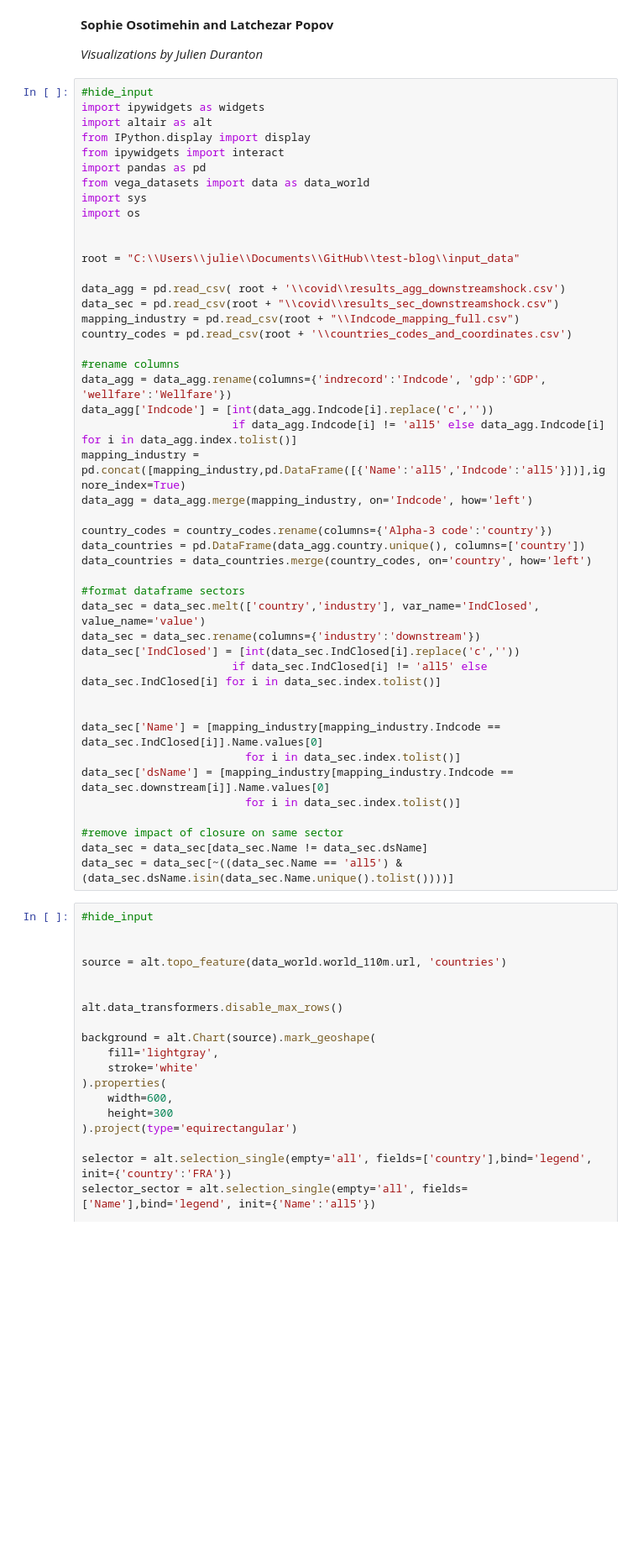
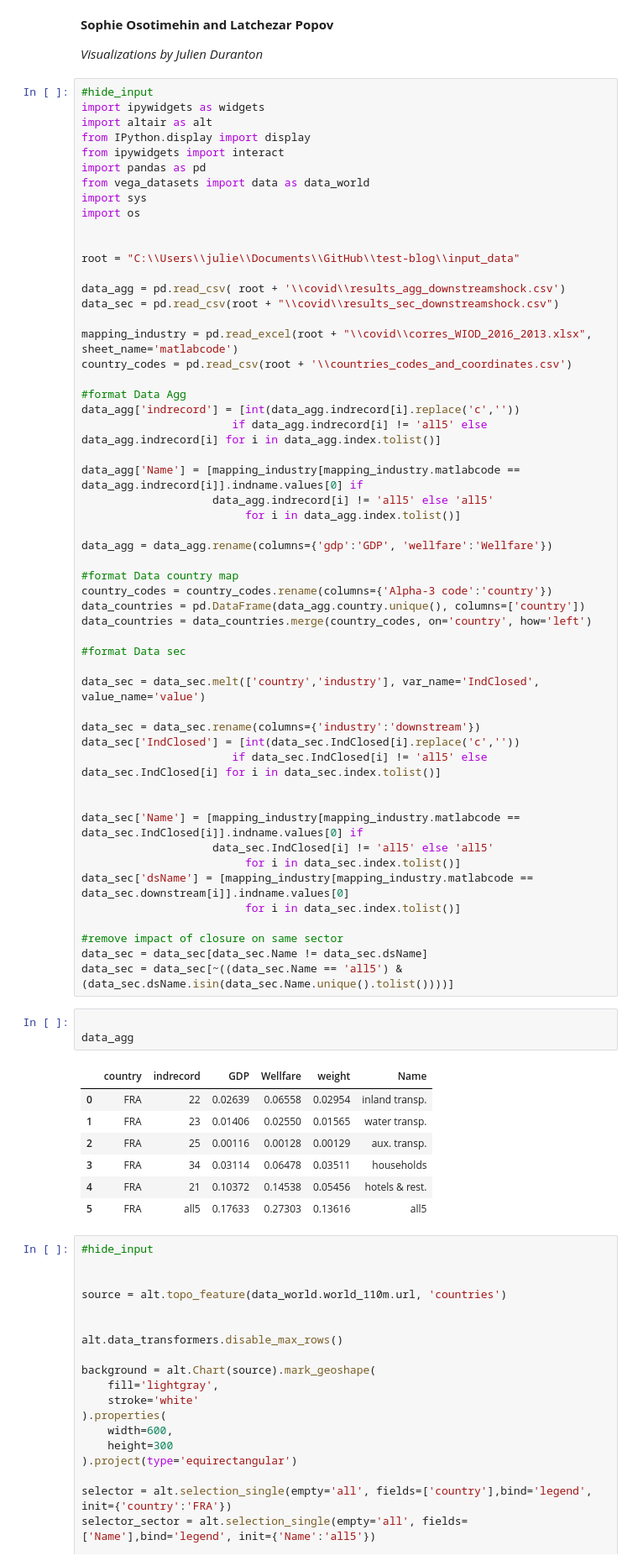
Before and after one commit to julienduranton/test-blog, a Jupyter notebook: _notebooks/2020-04-06-covid-graphs.ipynb, the cells around one changed output. Shown at 84% size. Saved outputs shown, nothing was run; the diff lists cells and outputs as text; blank space fills up the shorter version.

```diff
--- a/_notebooks/2020-04-06-covid-graphs.ipynb
+++ b/_notebooks/2020-04-06-covid-graphs.ipynb
@@ -24,35 +24,54 @@ root = "C:\\Users\\julie\\Documents\\GitHub\\test-blog\\input_data"
 
 data_agg = pd.read_csv( root + '\\covid\\results_agg_downstreamshock.csv')
 data_sec = pd.read_csv(root + "\\covid\\results_sec_downstreamshock.csv")
-mapping_industry = pd.read_csv(root + "\\Indcode_mapping_full.csv")
+
+mapping_industry = pd.read_excel(root + "\\covid\\corres_WIOD_2016_2013.xlsx", sheet_name='matlabcode')
 country_codes = pd.read_csv(root + '\\countries_codes_and_coordinates.csv')
 
-#rename columns
-data_agg = data_agg.rename(columns={'indrecord':'Indcode', 'gdp':'GDP', 'wellfare':'Wellfare'})
-data_agg['Indcode'] = [int(data_agg.Indcode[i].replace('c',''))
-                       if data_agg.Indcode[i] != 'all5' else data_agg.Indcode[i] for i in data_agg.index.tolist()]
-mapping_industry = pd.concat([mapping_industry,pd.DataFrame([{'Name':'all5','Indcode':'all5'}])],ignore_index=True)
-data_agg = data_agg.merge(mapping_industry, on='Indcode', how='left')
+#format Data Agg
+data_agg['indrecord'] = [int(data_agg.indrecord[i].replace('c',''))
+                       if data_agg.indrecord[i] != 'all5' else data_agg.indrecord[i] for i in data_agg.index.tolist()]
 
+data_agg['Name'] = [mapping_industry[mapping_industry.matlabcode == data_agg.indrecord[i]].indname.values[0] if
+                    data_agg.indrecord[i] != 'all5' else 'all5'
+                         for i in data_agg.index.tolist()]
+
+data_agg = data_agg.rename(columns={'gdp':'GDP', 'wellfare':'Wellfare'})
+
+#format Data country map
 country_codes = country_codes.rename(columns={'Alpha-3 code':'country'})
 data_countries = pd.DataFrame(data_agg.country.unique(), columns=['country'])
 data_countries = data_countries.merge(country_codes, on='country', how='left')
 
-#format dataframe sectors
+#format Data sec
+
 data_sec = data_sec.melt(['country','industry'], var_name='IndClosed', value_name='value')
+
 data_sec = data_sec.rename(columns={'industry':'downstream'})
 data_sec['IndClosed'] = [int(data_sec.IndClosed[i].replace('c',''))
                        if data_sec.IndClosed[i] != 'all5' else data_sec.IndClosed[i] for i in data_sec.index.tolist()]
 
 
-data_sec['Name'] = [mapping_industry[mapping_industry.Indcode == data_sec.IndClosed[i]].Name.values[0]
+data_sec['Name'] = [mapping_industry[mapping_industry.matlabcode == data_sec.IndClosed[i]].indname.values[0] if
+                    data_sec.IndClosed[i] != 'all5' else 'all5'
                          for i in data_sec.index.tolist()]
-data_sec['dsName'] = [mapping_industry[mapping_industry.Indcode == data_sec.downstream[i]].Name.values[0]
+data_sec['dsName'] = [mapping_industry[mapping_industry.matlabcode == data_sec.downstream[i]].indname.values[0]
                          for i in data_sec.index.tolist()]
 
 #remove impact of closure on same sector
 data_sec = data_sec[data_sec.Name != data_sec.dsName]
 data_sec = data_sec[~((data_sec.Name == 'all5') & (data_sec.dsName.isin(data_sec.Name.unique().tolist())))]
+# %%
+
+data_agg
+# %% [output]
+|  | country | indrecord | GDP | Wellfare | weight | Name |
+| 0 | FRA | 22 | 0.02639 | 0.06558 | 0.02954 | inland transp. |
+| 1 | FRA | 23 | 0.01406 | 0.02550 | 0.01565 | water transp. |
+| 2 | FRA | 25 | 0.00116 | 0.00128 | 0.00129 | aux. transp. |
+| 3 | FRA | 34 | 0.03114 | 0.06478 | 0.03511 | households |
+| 4 | FRA | 21 | 0.10372 | 0.14538 | 0.05456 | hotels & rest. |
+| 5 | FRA | all5 | 0.17633 | 0.27303 | 0.13616 | all5 |
 # %%
 #hide_input
 
```
Also changed, not shown: 9 other files.
